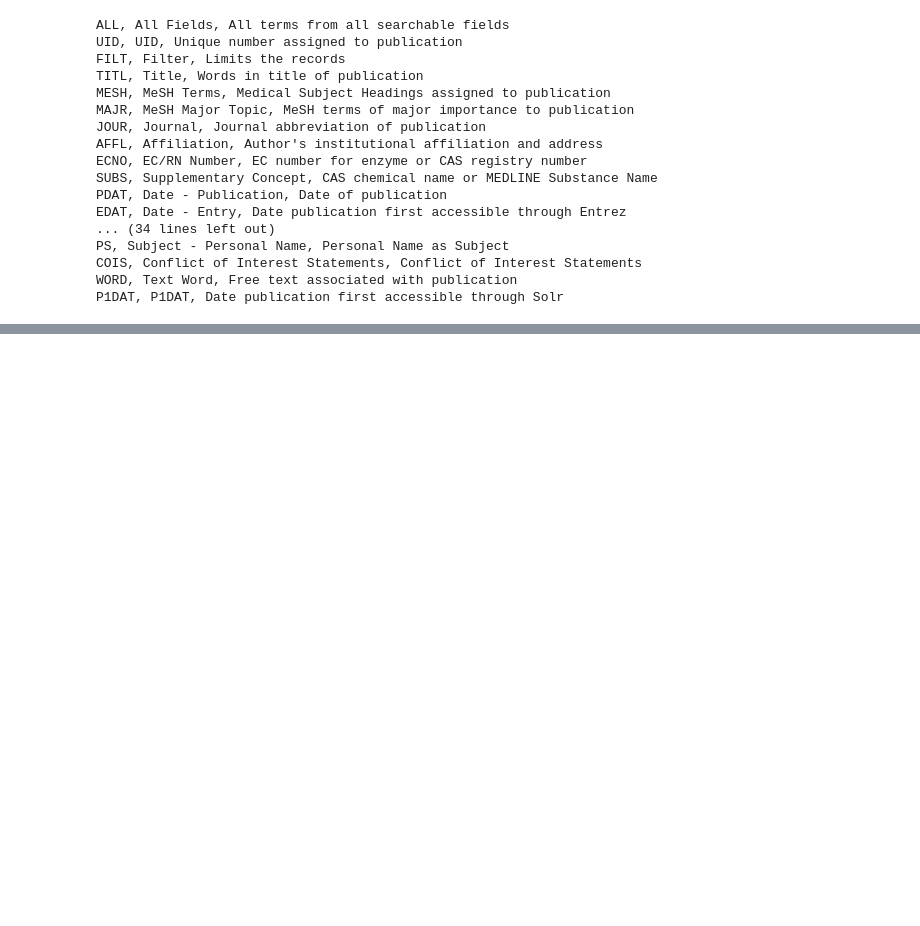
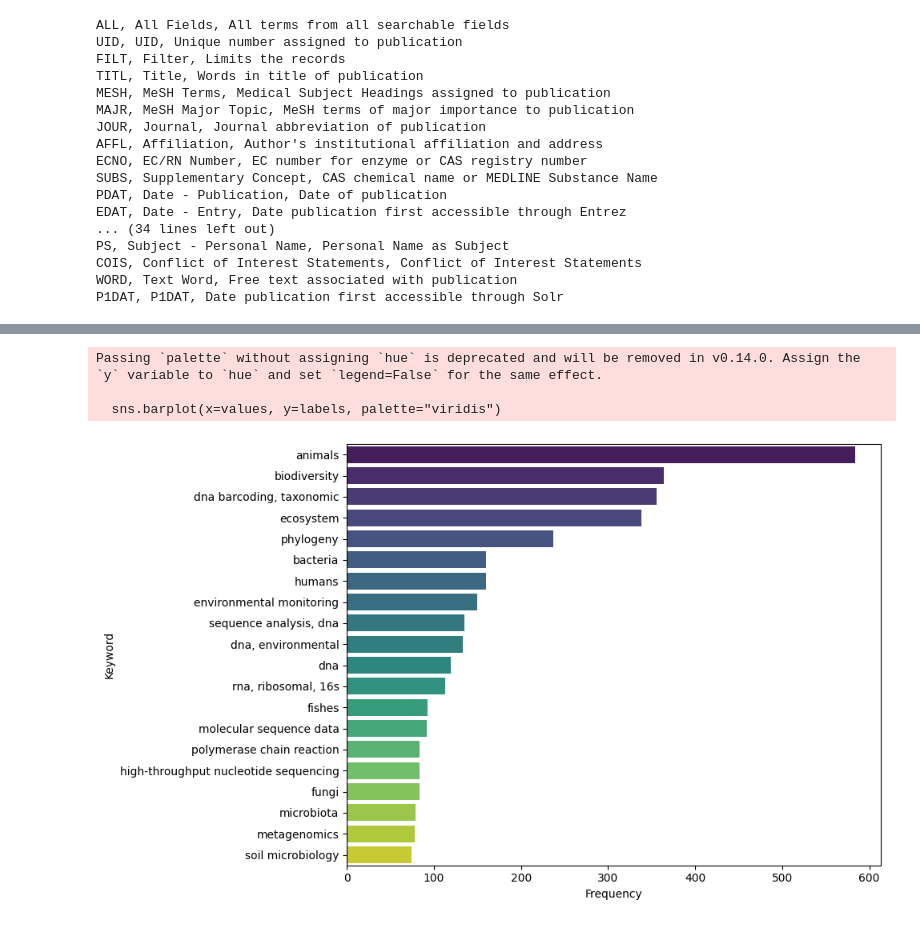
Before and after one commit to eDNAqua-Plan-project/european-aquatic-eDNA-landscape, a Jupyter notebook: LLM-eDNA-trend-analysis/trend-analysis.ipynb, the cells around one changed output, grey strips where cells are left out. Cells and saved outputs as stored; diff of their text form; code cells hidden in the pictures; blank space fills up the shorter version.

Commit message:
add mesh terms

```diff
--- a/LLM-eDNA-trend-analysis/trend-analysis.ipynb
+++ b/LLM-eDNA-trend-analysis/trend-analysis.ipynb
@@ -479,3 +479,7 @@ PS, Subject - Personal Name, Personal Name as Subject
 COIS, Conflict of Interest Statements, Conflict of Interest Statements
 WORD, Text Word, Free text associated with publication
 P1DAT, P1DAT, Date publication first accessible through Solr
+# %%
+import pandas as pd
+doi_results = pd.read_csv('output-mesh-terms.csv')
+doi_results.head()
@@ -481,0 +493,3 @@ P1DAT, P1DAT, Date publication first accessible through Solr
+# %%
+mesh_df = doi_results.dropna(subset=['MeSH Terms'])
+mesh_df
@@ -481,0 +510,5 @@ P1DAT, P1DAT, Date publication first accessible through Solr
+# %%
+mesh_df["MeSH Terms"] = mesh_df["MeSH Terms"].str.split("; ")
+
+all_mesh_terms = [kw.strip().lower() for sublist in mesh_df["MeSH Terms"] for kw in sublist]
+all_mesh_terms
@@ -481,0 +538,22 @@ P1DAT, P1DAT, Date publication first accessible through Solr
+# %%
+from collections import Counter
+import matplotlib.pyplot as plt
+import seaborn as sns
+
+# Count keyword frequency
+mesh_counts = Counter(all_mesh_terms)
+common_mesh= mesh_counts.most_common(20)
+
+# Plot
+labels, values = zip(*common_mesh)
+plt.figure(figsize=(10, 6))
+sns.barplot(x=values, y=labels, palette="viridis")
+plt.xlabel("Frequency")
+plt.ylabel("Keyword")
+plt.tight_layout()
+plt.show()
+# %% [output]
+Passing `palette` without assigning `hue` is deprecated and will be removed in v0.14.0. Assign the `y` variable to `hue` and set `legend=False` for the same effect.
+
+  sns.barplot(x=values, y=labels, palette="viridis")
+[figure, added]
```
Also changed, not shown: parts of 8 cells of this notebook, 2 other files.
